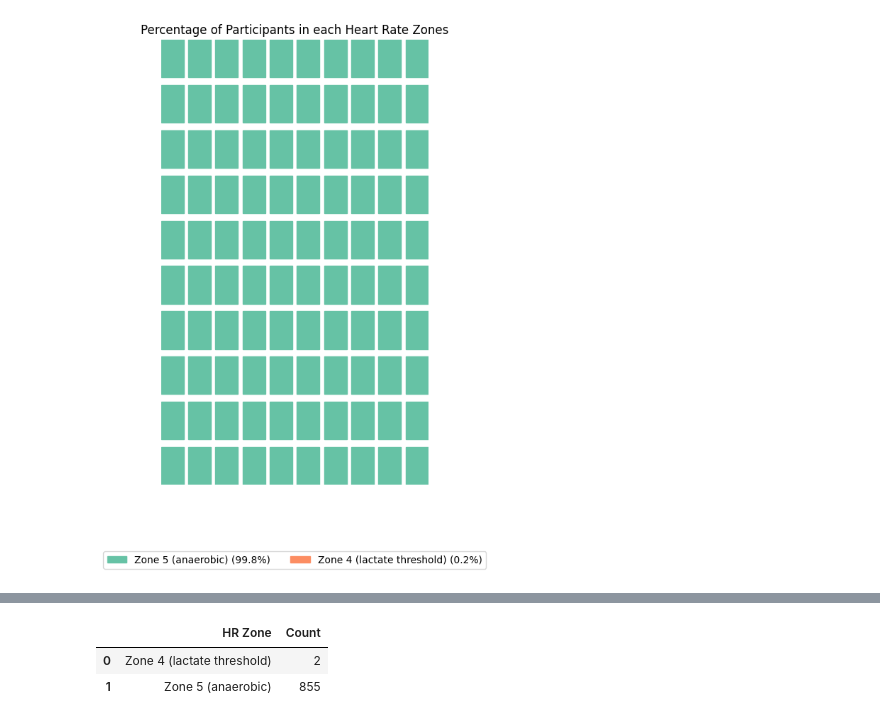
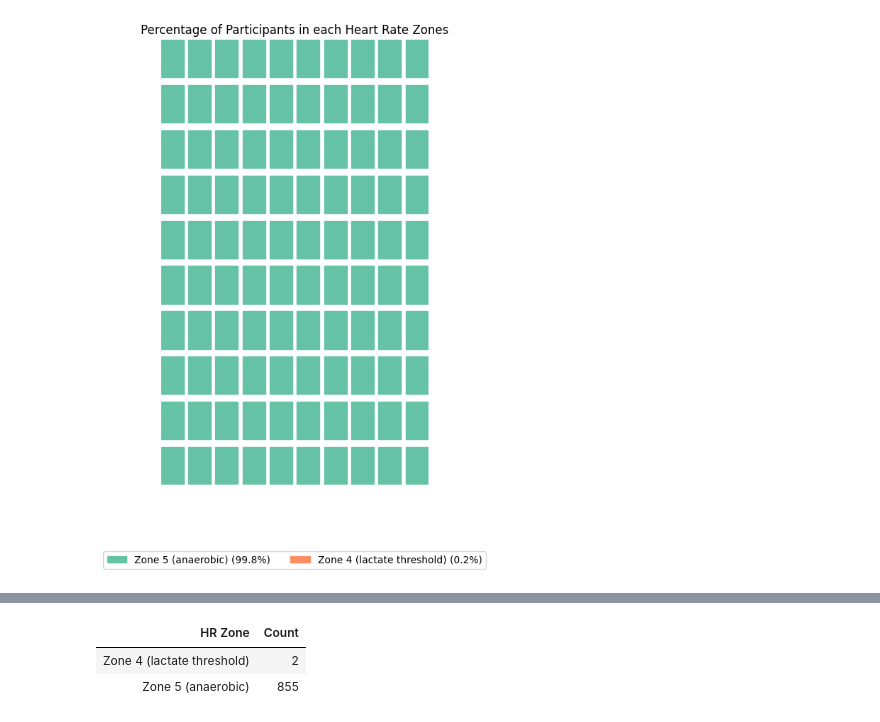
Before and after one commit to Chaithra-Git/Team7_LambdaLegends_PythonHackathon_APRIL25, a Jupyter notebook: chaithra_17-32.ipynb, the cells around one changed output, grey strips where cells are left out. Saved outputs shown, nothing was run; the diff lists cells and outputs as text; code cells hidden in the pictures.

Commit message:
Commiting Additional Questions and 31,32 solutions, Q..33 screenshot

```diff
--- a/chaithra_17-32.ipynb
+++ b/chaithra_17-32.ipynb
@@ -132,0 +132,25 @@ Participants exposed to low humidity conditions exhibited reduced mean VO₂ and
+# %%
+#Q22 - Display the average speed of each participant  in ' peak exercise' based on RER, (Following question no.14)
+
+#Calculate the RER of each participant in the test
+df_test['RER'] = (df_test['VCO2']/df_test['VO2']).round(2)
+
+#Function to Assign exercise phase based on RER value
+def assign_rer(rer):
+    if rer < 0.85:
+        return 'Warm-Up Exercise'
+    elif rer <= 1.0:
+        return 'Moderate Exercise'
+    else:
+        return 'Peak Exercise'
+
+df_test['Exercise_Phase'] = df_test['RER'].apply(assign_rer)
+
+#Filter only the Peak Exercise records
+df_peak_exercise = df_test[df_test['Exercise_Phase'] == 'Peak Exercise']
+
+#Calculate the average speed of each participant in Peak Exercise
+athlete_avg_speed = df_peak_exercise.groupby('ID')['Speed'].mean().reset_index()
+
+athlete_avg_speed.columns = ['ID', 'Average Speed']
+display(athlete_avg_speed.style.hide(axis='index').format({'Average Speed': '{:.2f}'}))
@@ -134,7 +176,7 @@ Participants exposed to low humidity conditions exhibited reduced mean VO₂ and
 #Q23 - Assign one of the following 5 heart rate zones for every Athletes and add this as a column to a new table with all unique IDs. Exclude Warm-Up Phase
 
 #Exclude warm up phase
-df_test_excludewarmup =df_test[ df_test['Speed'] > 5]
+df_test_excludewarmup =df_test[ df_test['Speed'] > 5].copy()
 
 #Get Max HR for every athlete and name the column as HR_max
 athlete_hr_max = df_test_excludewarmup.groupby('ID').agg(HR_max=('HR','max')).reset_index()
@@ -381,9 +423,14 @@ athlete_tidal_volume_list
 # %%
 #Q.32 create a Pivot table to summarize the count of each HR Zone
 
-hr_zone_pivot = hr_zone.pivot_table(index='HR Zone', aggfunc='size').reset_index(name='Count')
-hr_zone_pivot
+#Group the data based on HR Zone and count the number of participants in each zone
+hr_zone_pivot = hr_zone.pivot_table(index='HR Zone', aggfunc='size').reset_index()
+
+#Rename the columns
+hr_zone_pivot.columns = ['HR Zone', 'Count']
+
+display(hr_zone_pivot.style.hide(axis='index'))
 # %% [output]
-|  | HR Zone | Count |
-| 0 | Zone 4 (lactate threshold) | 2 |
-| 1 | Zone 5 (anaerobic) | 855 |
+| HR Zone | Count |
+| Zone 4 (lactate threshold) | 2 |
+| Zone 5 (anaerobic) | 855 |
```
Also changed, not shown: parts of 3 cells of this notebook, 3 other files.
